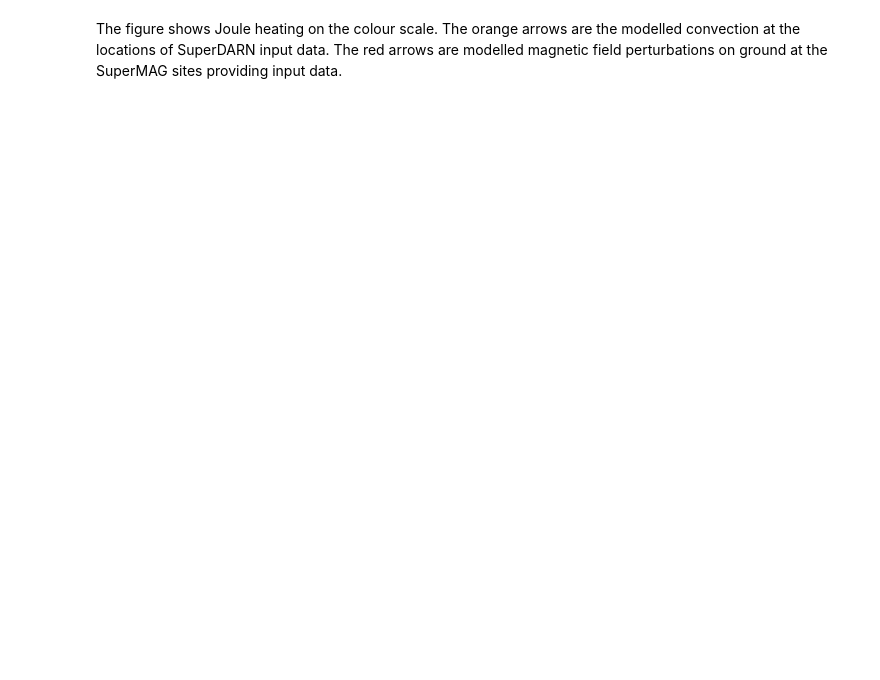
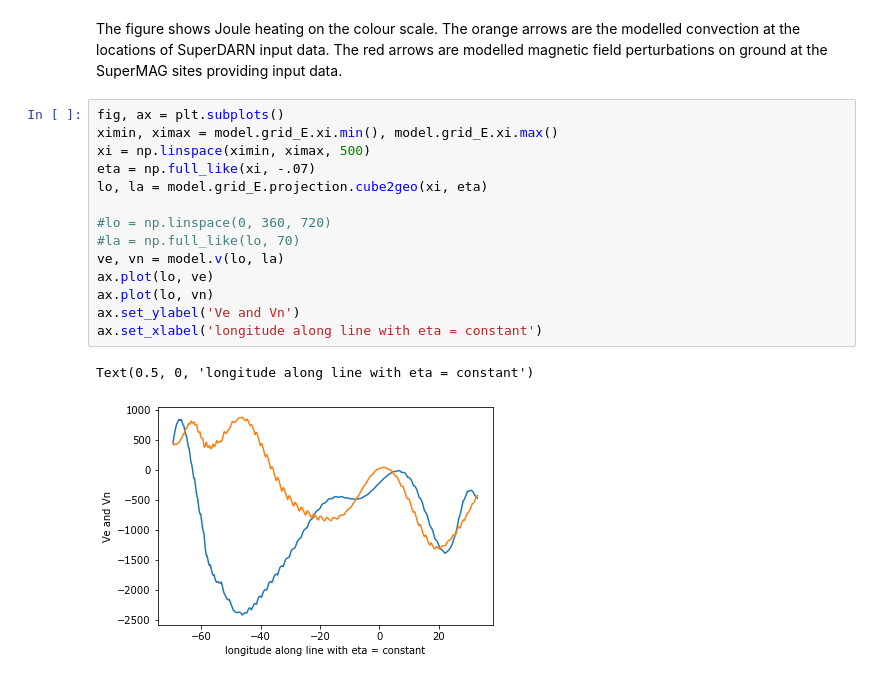
Before and after one commit to klaundal/lompe, a Jupyter notebook: examples/lompe_paper_figures/05_hilda_event.ipynb, the cells around one changed output. Saved outputs shown, nothing was run; the diff lists cells and outputs as text; blank space fills up the shorter version.

```diff
--- a/examples/lompe_paper_figures/05_hilda_event.ipynb
+++ b/examples/lompe_paper_figures/05_hilda_event.ipynb
@@ -406,2 +406,19 @@ Total Joule heating rate is 418.77 GW.
 # %% [markdown]
 The figure shows Joule heating on the colour scale. The orange arrows are the modelled convection at the locations of SuperDARN input data. The red arrows are modelled magnetic field perturbations on ground at the SuperMAG sites providing input data.
+# %%
+fig, ax = plt.subplots()
+ximin, ximax = model.grid_E.xi.min(), model.grid_E.xi.max()
+xi = np.linspace(ximin, ximax, 500)
+eta = np.full_like(xi, -.07)
+lo, la = model.grid_E.projection.cube2geo(xi, eta)
+
+#lo = np.linspace(0, 360, 720)
+#la = np.full_like(lo, 70)
+ve, vn = model.v(lo, la)
+ax.plot(lo, ve)
+ax.plot(lo, vn)
+ax.set_ylabel('Ve and Vn')
+ax.set_xlabel('longitude along line with eta = constant')
+# %% [output]
+Text(0.5, 0, 'longitude along line with eta = constant')
+[figure, added]
```
Also changed, not shown: parts of 4 cells of this notebook, 3 other files.
